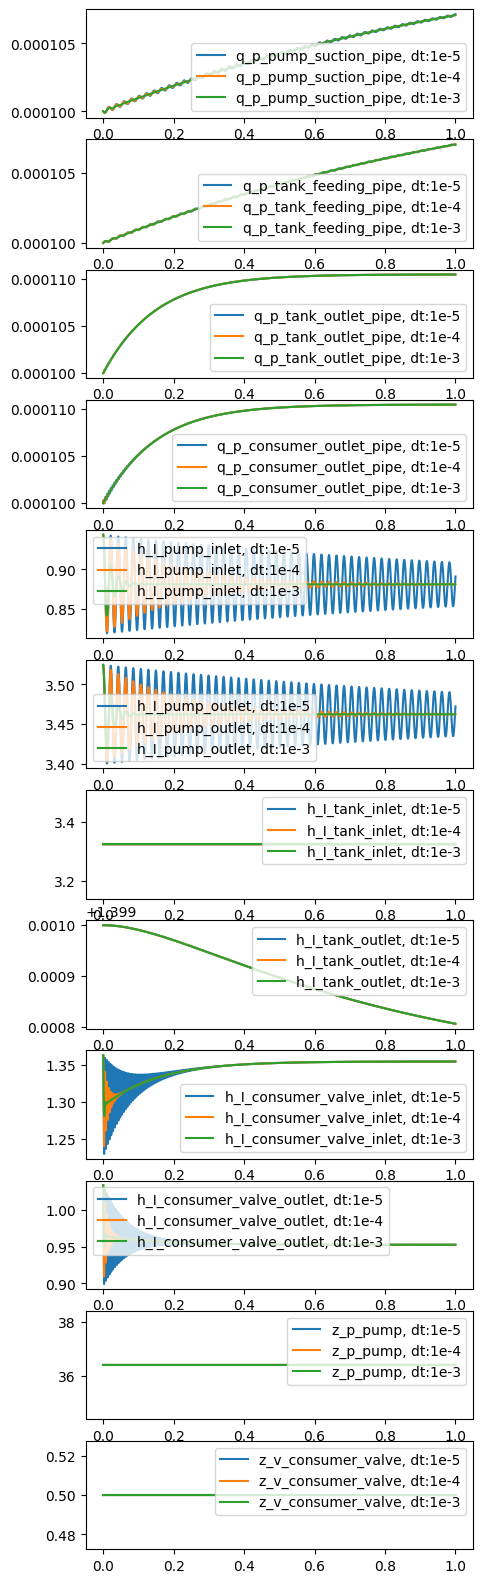
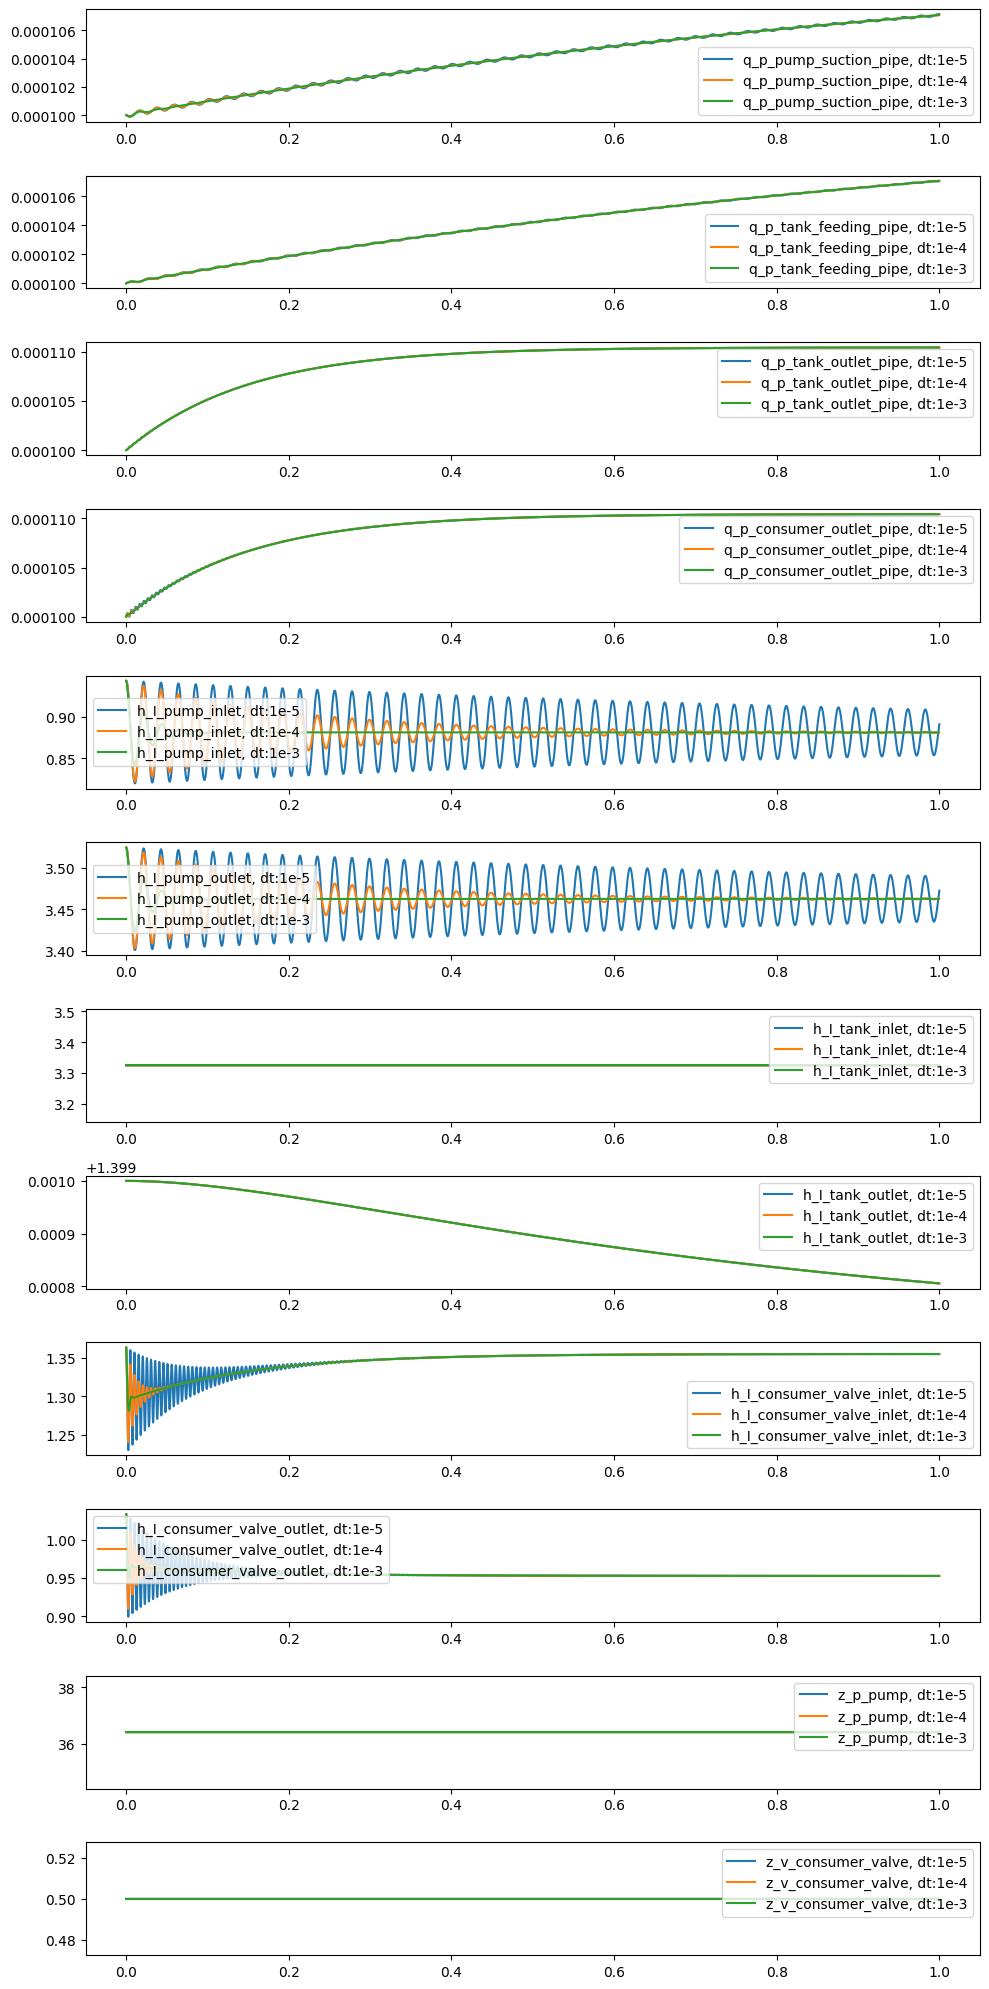
The change to this notebook cell's code, shown as a diff; its figure went from the first image to the second:
--- before
+++ after
@@ -1,3 +1,3 @@
-fig, axs = plt.subplots(sys.x.shape[0], figsize=(5, 20))
+fig, axs = plt.subplots(sys.x.shape[0], figsize=(10, 20))
 t = np.arange(t0, t_stop, dt)
 

Commit: incl. dt and runtime comparison